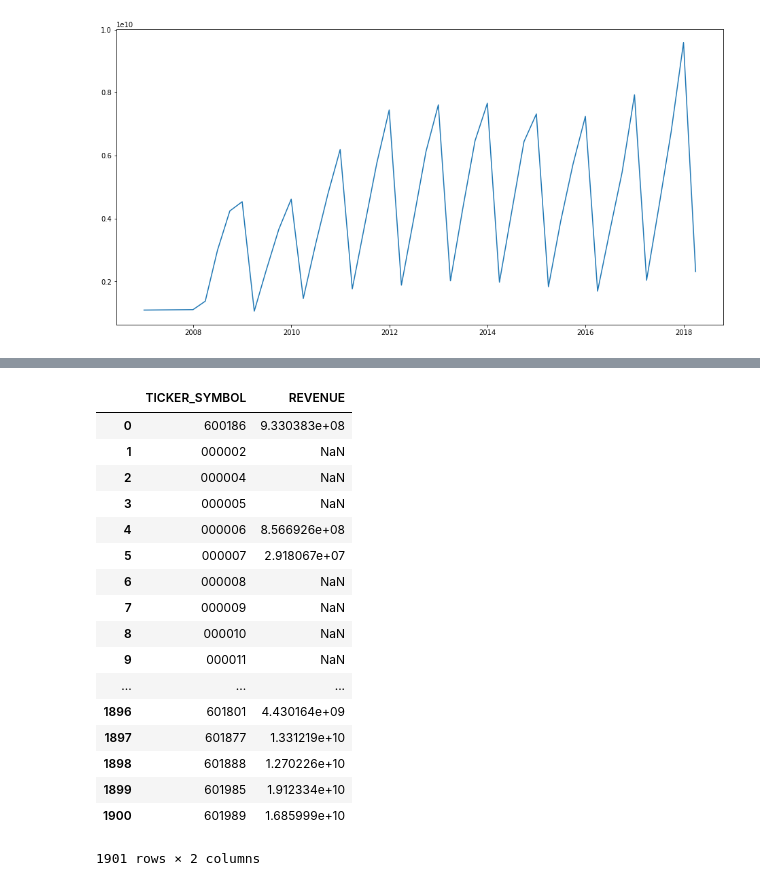
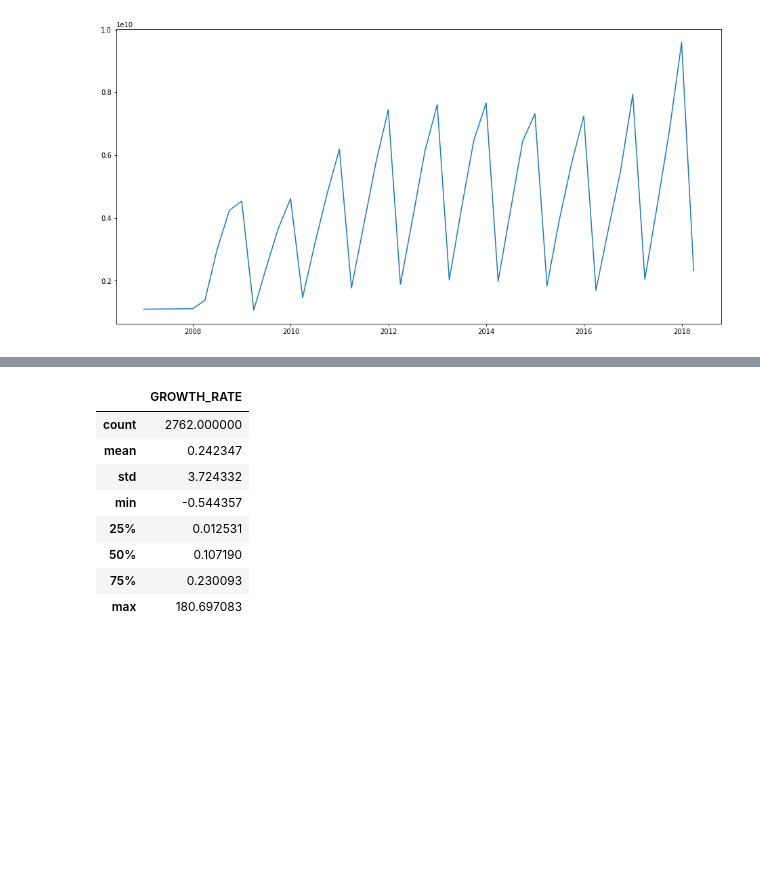
Before and after one commit to hyang1985/-, a Jupyter notebook: 上市公司营收预测.ipynb, the cells around one changed output, grey strips where cells are left out. Saved outputs shown, nothing was run; the diff lists cells and outputs as text; code cells hidden in the pictures; blank space fills up the shorter version.

```diff
--- a/上市公司营收预测.ipynb
+++ b/上市公司营收预测.ipynb
@@ -260,0 +270,7 @@ growth_rate
+# %%
+for symbol in predict_each_stock['TICKER_SYMBOL']:
+    idx=predict_each_stock.loc[predict_each_stock['TICKER_SYMBOL']==symbol].index
+    this_year=predict_each_stock.loc[idx,'REVENUE']
+    last_year=train.loc[train['TICKER_SYMBOL']==symbol]['2017-06']['REVENUE']
+    growth_rate=(this_year.values[0]-last_year.values[0])/last_year.values[0]
+    predict_each_stock.loc[idx,'GROWTH_RATE']=growth_rate
@@ -260,0 +317,4 @@ growth_rate
+# %%
+#看看上下5%分位数占多少，去掉上下5%分位数
+len(predict_each_stock.loc[(predict_each_stock['GROWTH_RATE']<predict_each_stock['GROWTH_RATE'].quantile(0.95))&(predict_each_stock['GROWTH_RATE']>predict_each_stock['GROWTH_RATE'].quantile(0.05))])
+predict_each_stock=predict_each_stock.loc[(predict_each_stock['GROWTH_RATE']<predict_each_stock['GROWTH_RATE'].quantile(0.95))&(predict_each_stock['GROWTH_RATE']>predict_each_stock['GROWTH_RATE'].quantile(0.05))]
@@ -267,11 +395,14 @@ len(not_predicted_symbol)
 # %%
-#对于还未预测的股票代码，看看哪些是有以往多个完整的6月份数据的，因为从自相关函数看，18年2季度与以往2季度相关性最大
-for symbol in not_predicted_symbol:
-    temp=train.loc[(train['TICKER_SYMBOL']==symbol)&(train.index.month==6)]['REVENUE']
-    if (len(temp)<=8):
-        continue
-    model = AR(temp)
-    results_AR = model.fit(maxlag=6,trend='nc')
-    predict_value = results_AR.predict(len(temp),len(temp))
-    predict_each_stock=predict_each_stock.append({'REVENUE':predict_value.values[0],'TICKER_SYMBOL':symbol},ignore_index=True)
-    predict_each_stock
+#方法二，用最近两年的AR。因为营收有异常的，往往是最近两年数据导致的
+#for symbol in set(not_predicted_symbol).intersection(set(symbol_continuous)):
+#    temp=train.loc[train['TICKER_SYMBOL']==symbol]['REVENUE'][-8:]
+#    try:
+#        arma_mod = AR(temp)
+#        arma_res = arma_mod.fit()
+#        predict_value=arma_res.predict(len(temp),len(temp))
+#        this_year=predict_value
+#        last_year=train.loc[train['TICKER_SYMBOL']==symbol]['2017-06']['REVENUE']
+#        growth_rate=(this_year.values[0]-last_year.values[0])/last_year.values[0]
+#        predict_each_stock=predict_each_stock.append({'REVENUE':predict_value.values[0],'TICKER_SYMBOL':symbol,'GROWTH_RATE':growth_rate},ignore_index=True)
+#    except:
+#        continue
@@ -305,7 +408,0 @@ predict_each_stock[predict_each_stock['REVENUE']<0]
-# %%
-for symbol in predict_each_stock.loc[predict_each_stock['REVENUE']<0]['TICKER_SYMBOL']:
-        temp=train.loc[train['TICKER_SYMBOL']==symbol]['REVENUE']
-        model = AR(temp)
-        results_AR = model.fit(maxlag=6,trend='nc')
-        predict_value = results_AR.predict(len(temp),len(temp))
-        predict_each_stock.loc[predict_each_stock.TICKER_SYMBOL==symbol,'REVENUE']=predict_value.values[0]
@@ -312,21 +443,12 @@ for symbol in predict_each_stock.loc[predict_each_stock['REVENUE']<0]['TICKER_SY
 # %%
-predict_each_stock
+predict_each_stock[['GROWTH_RATE']].describe()
 # %% [output]
-|  | TICKER_SYMBOL | REVENUE |
-| 0 | 600186 | 9.330383e+08 |
-| 1 | 000002 | NaN |
-| 2 | 000004 | NaN |
-| 3 | 000005 | NaN |
-| 4 | 000006 | 8.566926e+08 |
-| 5 | 000007 | 2.918067e+07 |
-| 6 | 000008 | NaN |
-| 7 | 000009 | NaN |
-| 8 | 000010 | NaN |
-| 9 | 000011 | NaN |
-| ... | ... | ... |
-| 1896 | 601801 | 4.430164e+09 |
-| 1897 | 601877 | 1.331219e+10 |
-| 1898 | 601888 | 1.270226e+10 |
-| 1899 | 601985 | 1.912334e+10 |
-| 1900 | 601989 | 1.685999e+10 |
+|  | GROWTH_RATE |
+| count | 2762.000000 |
+| mean | 0.242347 |
+| std | 3.724332 |
+| min | -0.544357 |
+| 25% | 0.012531 |
+| 50% | 0.107190 |
+| 75% | 0.230093 |
+| max | 180.697083 |
-1901 rows × 2 columns
```
Also changed, not shown: parts of 32 cells of this notebook.
